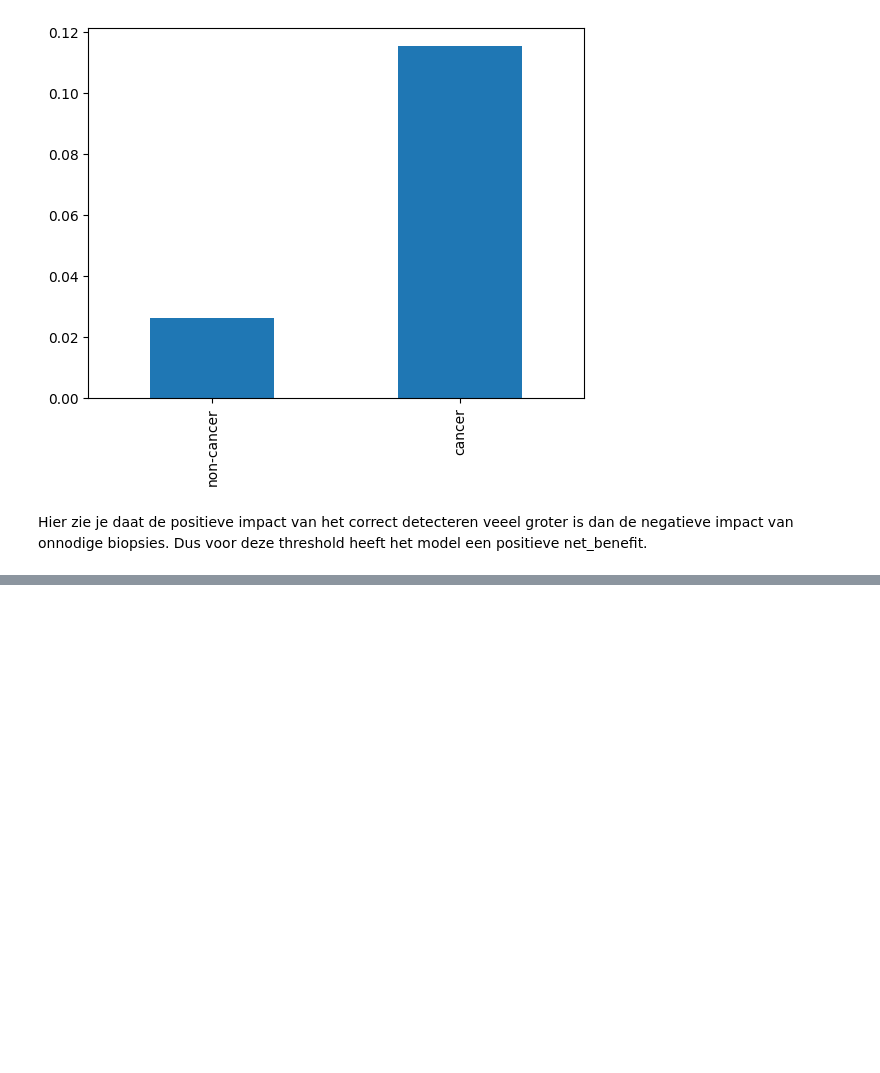
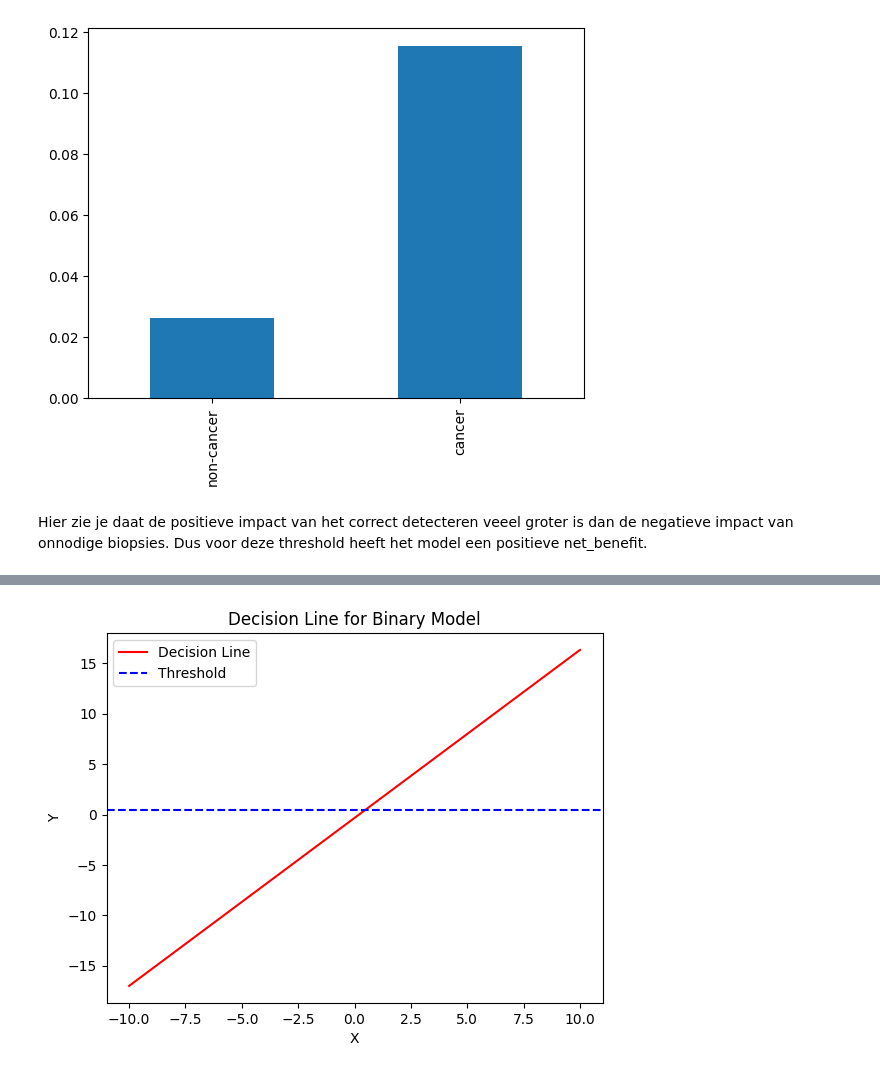
Before and after one commit to ictinnovaties-zorg/dca_blogpost, a Jupyter notebook: lab_book.ipynb, the cells around one changed output, grey strips where cells are left out. Drawn from its saved outputs; the diff is of its cells as text; code cells hidden in the pictures; blank space fills up the shorter version.

```diff
--- a/lab_book.ipynb
+++ b/lab_book.ipynb
@@ -234,0 +340,36 @@ Hier zie je daat de positieve impact van het correct detecteren veeel groter is
+# %%
+import numpy as np
+import matplotlib.pyplot as plt
+
+# Coefficients of the model
+coef_1 = 0.5
+coef_2 = -0.3
+intercept = -0.1
+
+# Threshold value
+threshold = 0.5
+
+# Generate x valuesm
+x = np.linspace(-10, 10, 100)
+
+# Calculate y values
+y = (-intercept - coef_1 * x) / coef_2
+
+# Plot the decision line
+plt.plot(x, y, color='red', label='Decision Line')
+
+# Plot the threshold line
+plt.axhline(y=threshold, color='blue', linestyle='--', label='Threshold')
+
+# Set labels and title
+plt.xlabel('X')
+plt.ylabel('Y')
+plt.title('Decision Line for Binary Model')
+
+# Add legend
+plt.legend()
+
+# Show the plot
+plt.show()
+# %% [output]
+[figure, added]
```
Also changed, not shown: parts of 12 cells of this notebook, 3 other files.
